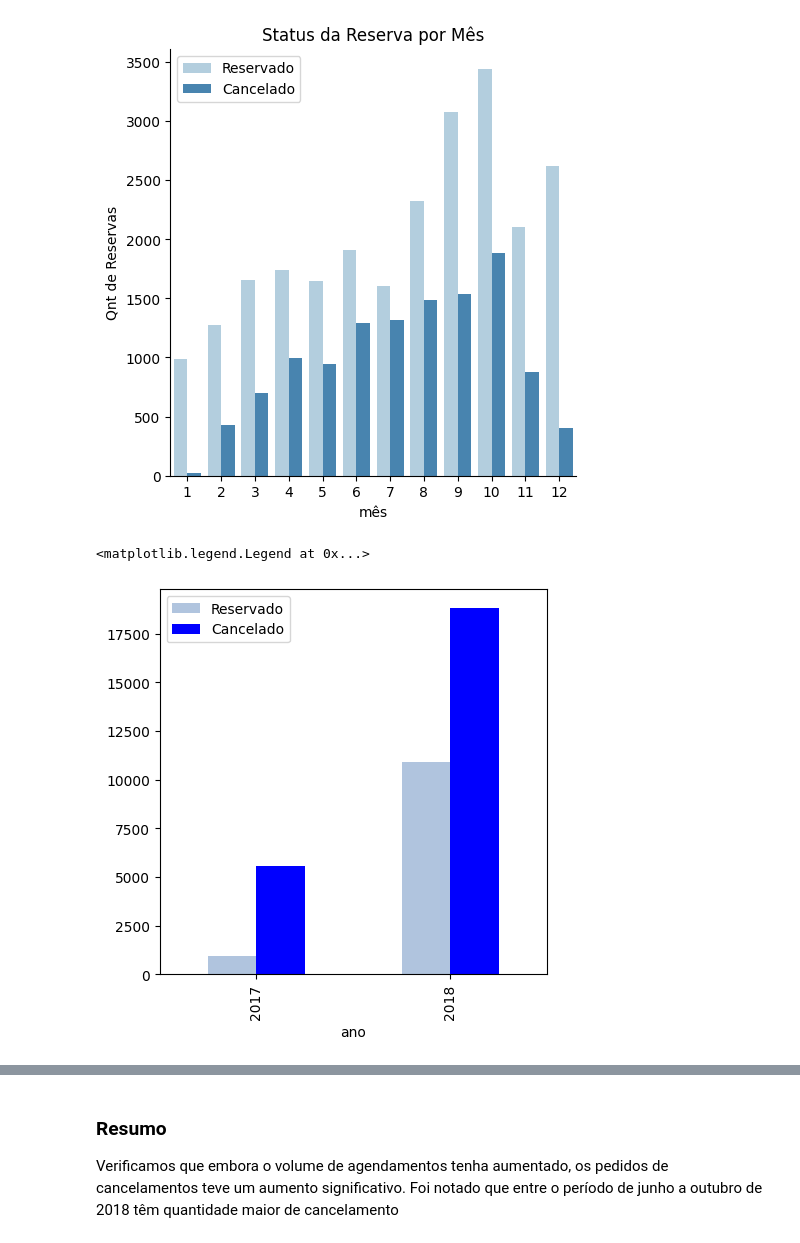
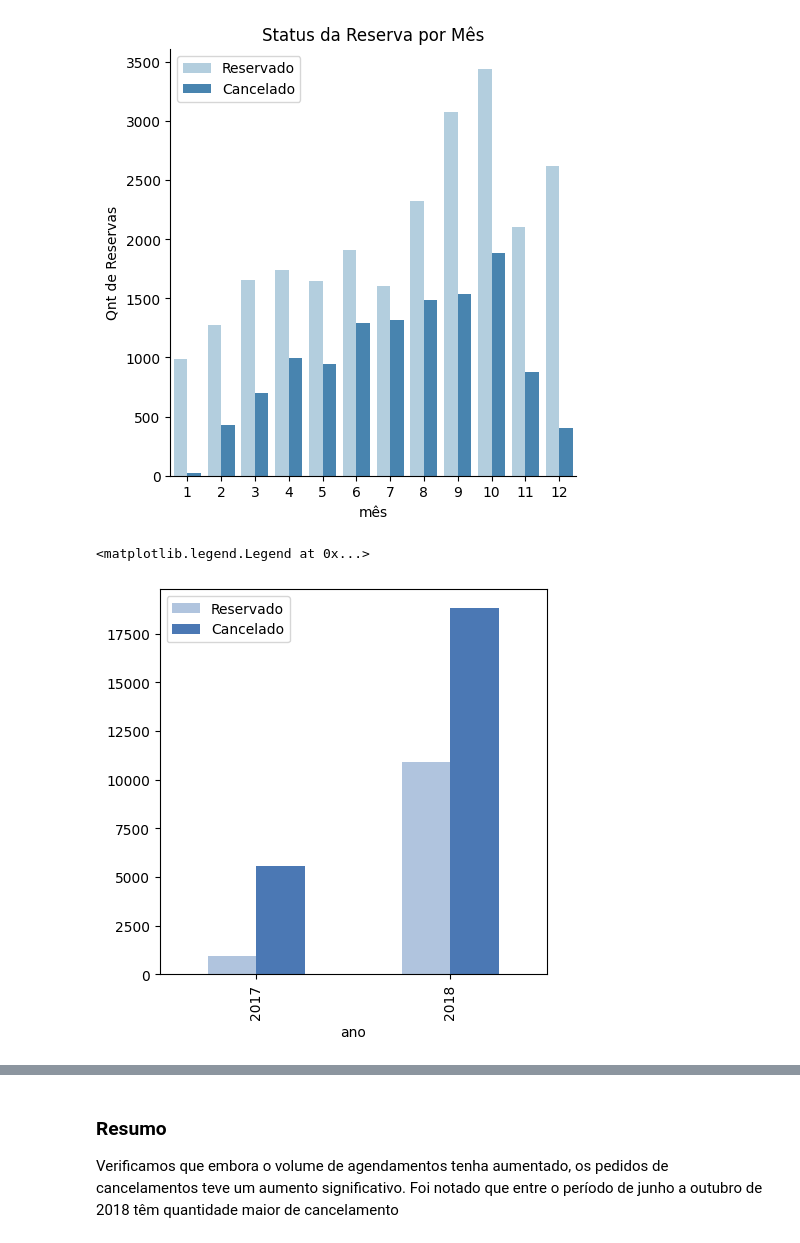
Before and after one commit to clferreira1985/PUC_RJ-Pos_Ciencia_de_Dados_e_Analytics, a Jupyter notebook: Machine_Learning/MVP_Hotel_Reservations_Dataset.ipynb, the cells around one changed output, grey strips where cells are left out. Saved outputs shown, nothing was run; the diff lists cells and outputs as text; code cells hidden in the pictures.

```diff
--- a/Machine_Learning/MVP_Hotel_Reservations_Dataset.ipynb
+++ b/Machine_Learning/MVP_Hotel_Reservations_Dataset.ipynb
@@ -166,8 +166,8 @@ plt.show()
 # %%
 pd.crosstab(df["ano"], df['status_da_reserva']).plot(kind='bar',
                                                       stacked = False,
                                                       figsize = (5, 5),
-                                                      color = ['lightsteelblue','b']).legend(['Reservado', 'Cancelado'])
+                                                      color = ['lightsteelblue','#4b78b4']).legend(['Reservado', 'Cancelado'])
 # %% [output]
 <matplotlib.legend.Legend at 0x...>
-[figure, old version]
+[figure, new version]
```
Also changed, not shown: parts of 10 cells of this notebook.
